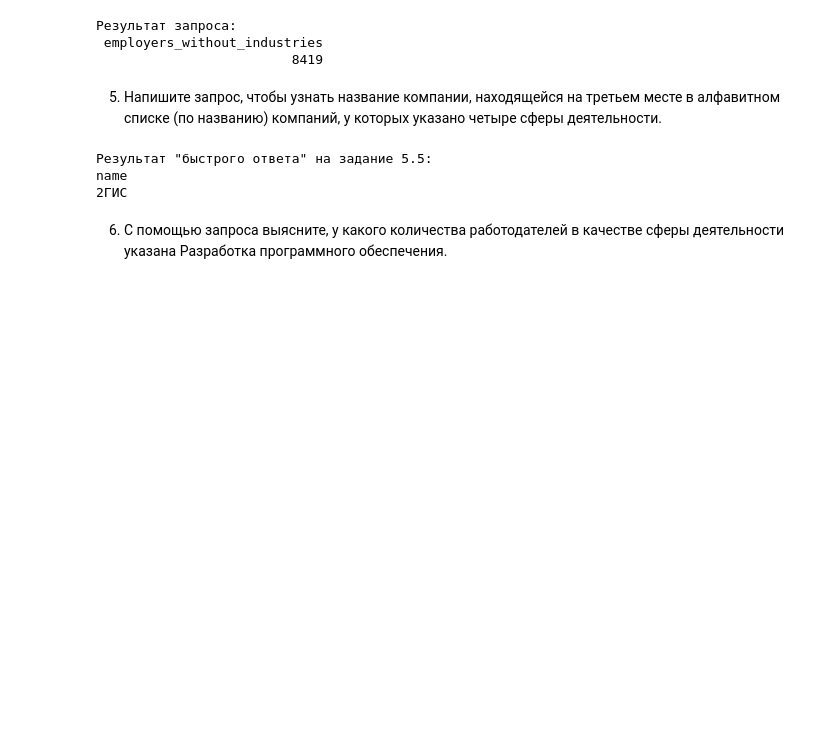
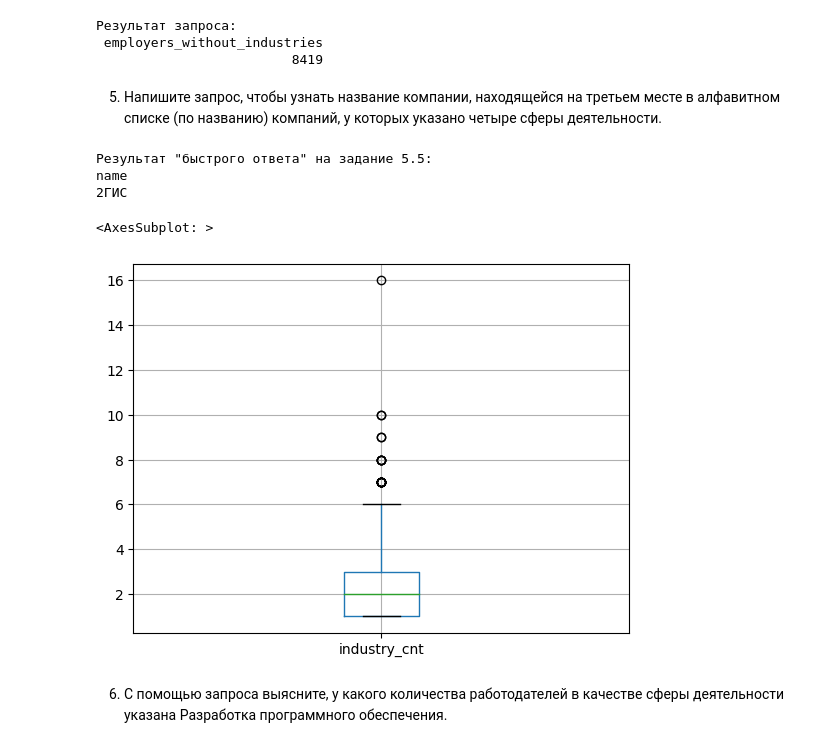
Before and after one commit to AlexeyLukovnikov/sf_ds_project_2, a Jupyter notebook: Project_2.ipynb, the cells around one changed output. Saved outputs shown, nothing was run; the diff lists cells and outputs as text; code cells hidden in the pictures; blank space fills up the shorter version.

```diff
--- a/Project_2.ipynb
+++ b/Project_2.ipynb
@@ -432,31 +432,35 @@ load_and_show_data(f'''
 # %%
 # Запрос для быстрого ответа на задание
 load_and_show_data(f'''
     SELECT e.name
     FROM employers e
     JOIN employers_industries ei ON e.id = ei.employer_id
     GROUP BY e.name
     HAVING Count(distinct ei.industry_id) = 4
     ORDER BY e.name
     OFFSET 2
     LIMIT 1
 ''', title_of_result='Результат "быстрого ответа" на задание 5.5:');
 
 print()
 
 # Запрос для сохранения полного результата (возможно пригодится в будущем)
 results['5.5'] = load_and_show_data(f'''
     SELECT e.name, Count(DISTINCT ei.industry_id) AS industry_cnt
     FROM employers e
     JOIN employers_industries ei ON e.id = ei.employer_id
     GROUP BY e.name
---    HAVING Count(distinct ei.industry_id) > 5
     ORDER BY industry_cnt DESC
 ''', show_result=False);
+
+# Диаграмма для краткого анализа
+results['5.5'].boxplot('industry_cnt')
 # %% [output]
 Результат "быстрого ответа" на задание 5.5:
 name
 2ГИС
+<AxesSubplot: >
+[figure, added]
 # %% [markdown]
 6. С помощью запроса выясните, у какого количества работодателей в качестве сферы деятельности указана Разработка программного обеспечения.
 # %%
```
Also changed, not shown: parts of 1 cell of this notebook.
